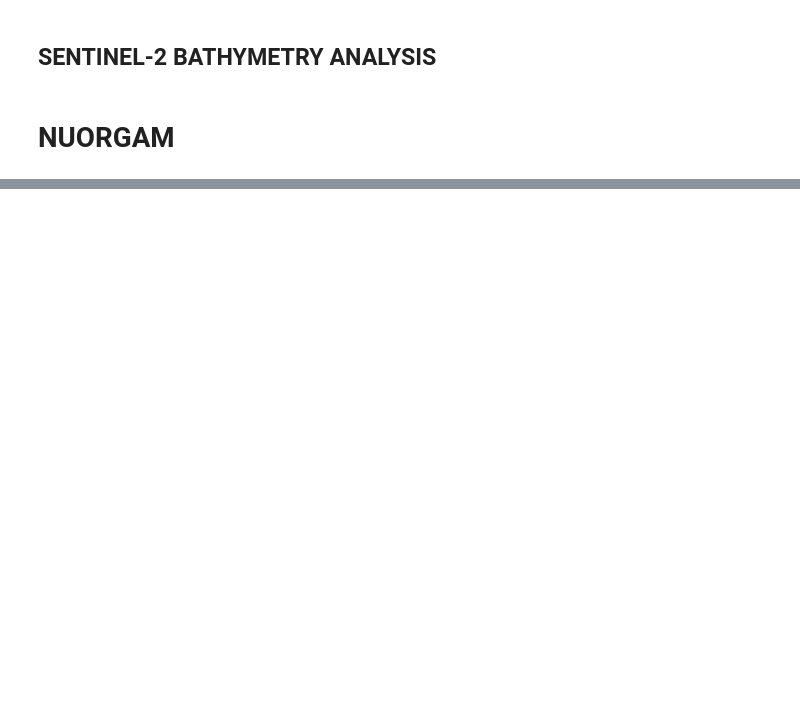
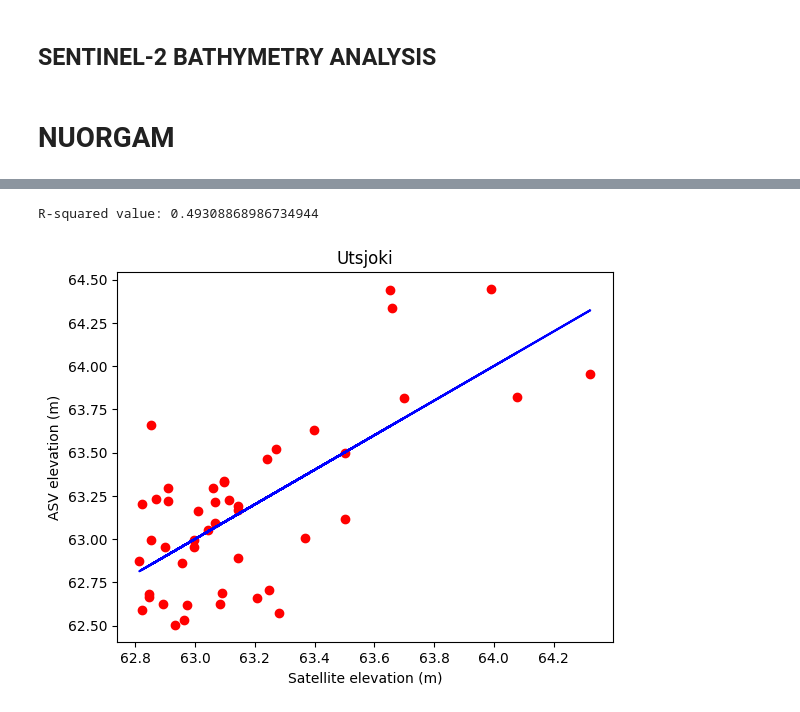
Before and after one commit to susannakukka/bathymetric-model-analysis, a Jupyter notebook: notebooks/sentinel2_bathymetry.ipynb, the cells around one changed output, grey strips where cells are left out. Drawn from its saved outputs; the diff is of its cells as text; code cells hidden in the pictures; blank space fills up the shorter version.

```diff
--- a/notebooks/sentinel2_bathymetry.ipynb
+++ b/notebooks/sentinel2_bathymetry.ipynb
@@ -704,0 +288,3 @@ Root Mean Square Error:
+# %%
+# calculate Lyzenga depth using following formula: depth = a + b * reflection
+v_c['l_depth'] = 44.51169557 + 157.98093014 * v_c['Band_3']
@@ -704,0 +301,18 @@ Root Mean Square Error:
+# %%
+x = v_c[['l_depth']]
+y = v_c[['ASV_mmpy']]
+
+model.fit(x, y)
+
+r2_score = model.score(x, y)
+print(f"R-squared value: {r2_score}")
+# plot
+plt.scatter(x, y, color = 'red')
+plt.plot(x, model.predict(x), color = 'blue')
+plt.title('Utsjoki')
+plt.xlabel('Satellite elevation (m)')
+plt.ylabel('ASV elevation (m)')
+plt.show()
+# %% [output]
+R-squared value: 0.49308868986734944
+[figure, added]
```
Also changed, not shown: parts of 114 cells of this notebook, 2 other files.
